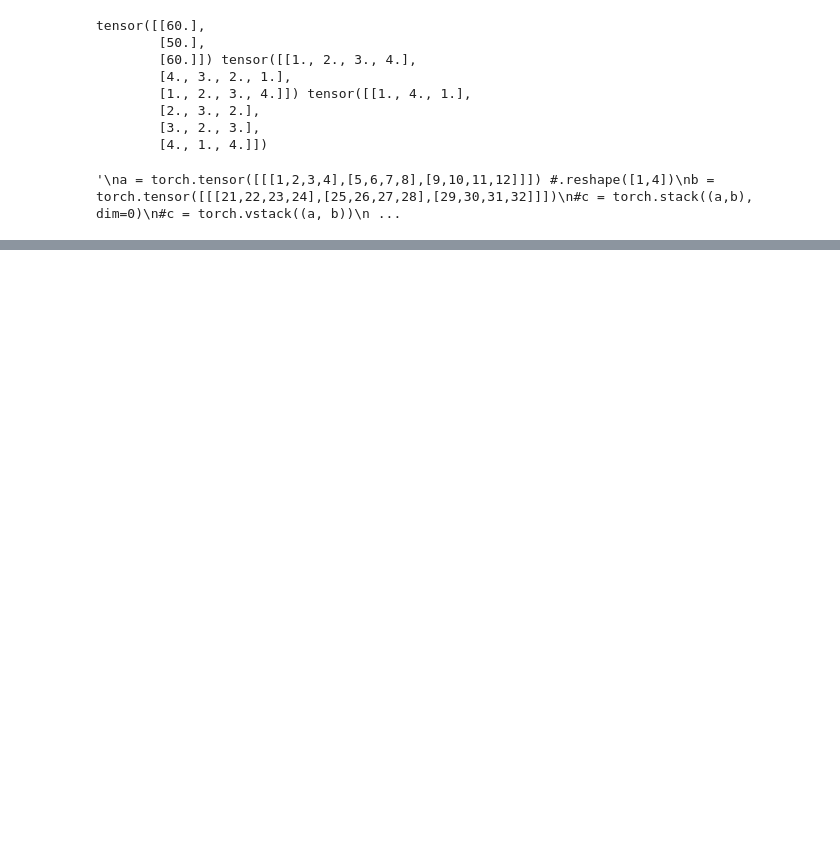
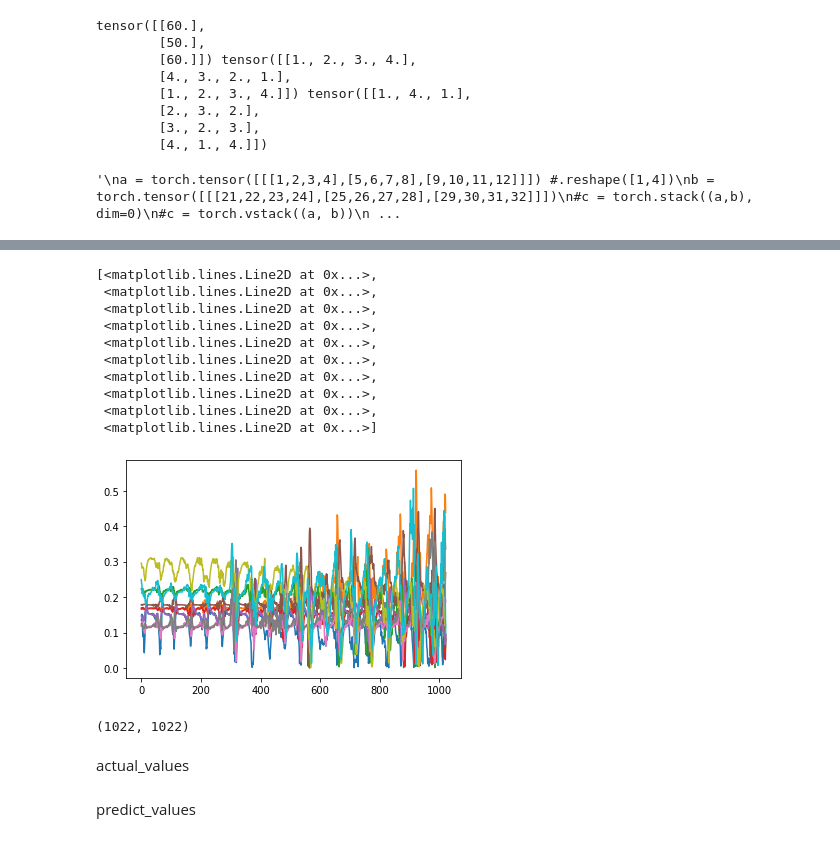
Before and after one commit to djkim0516/COLA_GNN, a Jupyter notebook: colagnn.ipynb, the cells around one changed output, grey strips where cells are left out. Saved outputs shown, nothing was run; the diff lists cells and outputs as text; code cells hidden in the pictures; blank space fills up the shorter version.

```diff
--- a/colagnn.ipynb
+++ b/colagnn.ipynb
@@ -476,0 +464,22 @@ class cola_gnn(nn.Module):
+# %%
+plt.plot(predict_values)
+# %% [output]
+[<matplotlib.lines.Line2D at 0x...>,
+ <matplotlib.lines.Line2D at 0x...>,
+ <matplotlib.lines.Line2D at 0x...>,
+ <matplotlib.lines.Line2D at 0x...>,
+ <matplotlib.lines.Line2D at 0x...>,
+ <matplotlib.lines.Line2D at 0x...>,
+ <matplotlib.lines.Line2D at 0x...>,
+ <matplotlib.lines.Line2D at 0x...>,
+ <matplotlib.lines.Line2D at 0x...>,
+ <matplotlib.lines.Line2D at 0x...>]
+[figure, added]
+# %%
+len(actual_values), len(predict_values)
+# %% [output]
+(1022, 1022)
+# %% [markdown]
+actual_values
+# %% [markdown]
+predict_values
```
Also changed, not shown: parts of 15 cells of this notebook.
